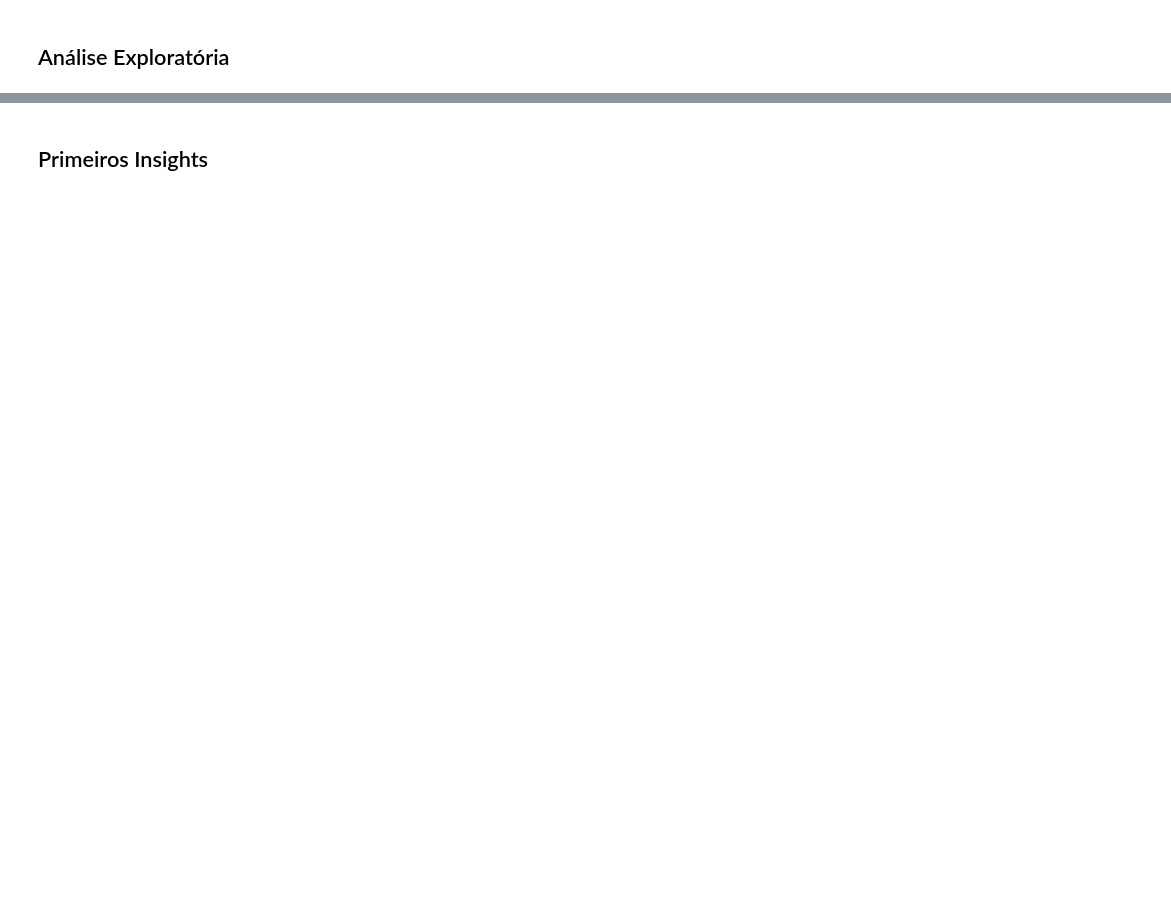
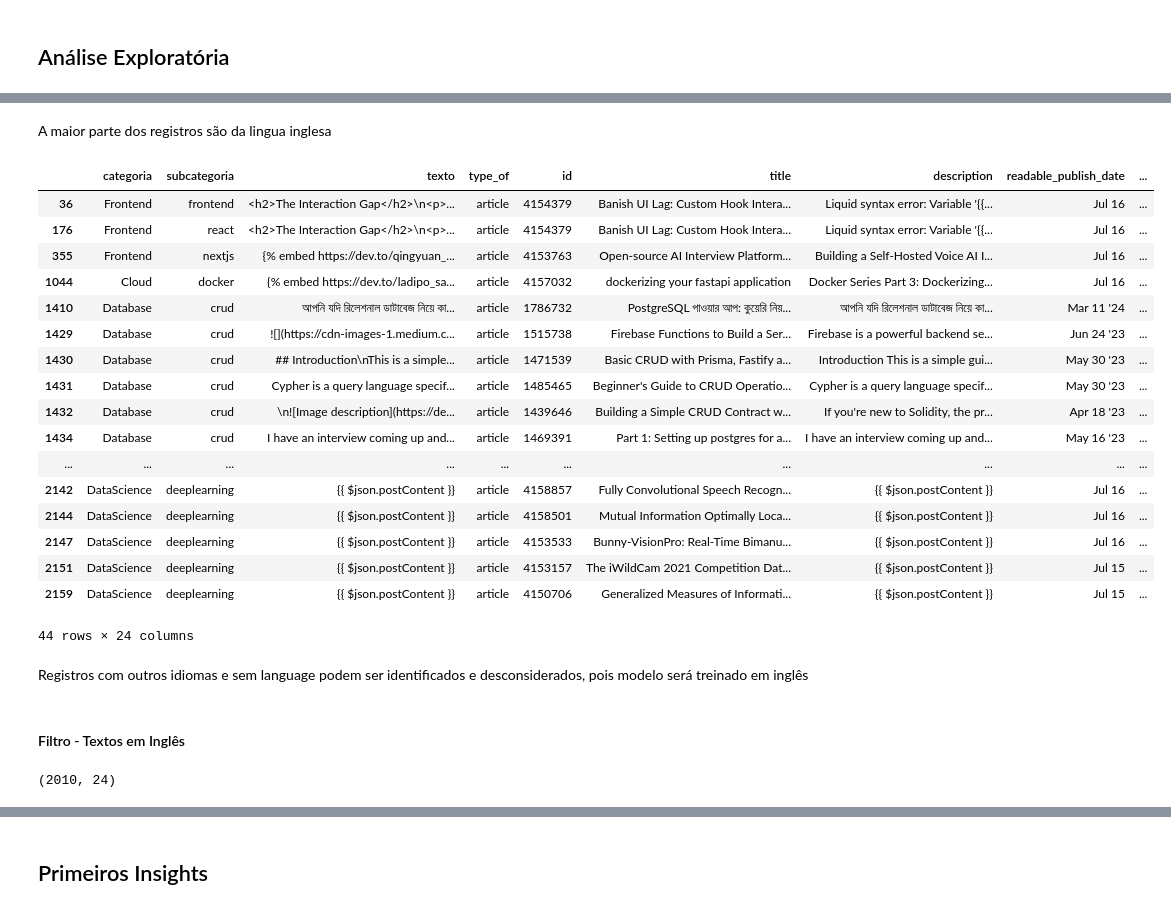
Before and after one commit to No-Country-simulation/g9-br-techmind-team10, a Jupyter notebook: datascience/notebooks/coleta_dados_api_devto_v1.ipynb, the cells around one changed output, grey strips where cells are left out. Cells and saved outputs as stored; diff of their text form; code cells hidden in the pictures; blank space fills up the shorter version.

```diff
--- a/datascience/notebooks/coleta_dados_api_devto_v1.ipynb
+++ b/datascience/notebooks/coleta_dados_api_devto_v1.ipynb
@@ -338,0 +278,26 @@ else:
+# %% [markdown]
+A maior parte dos registros são da lingua inglesa
+# %%
+# Visualizar dados sem language
+df_artigos[df_artigos["language"].isna()].drop(columns=colunas_ocultar)
+# %% [output]
+|  | categoria | subcategoria | texto | type_of | id | title | description | readable_publish_date | ... |
+| 36 | Frontend | frontend | <h2>The Interaction Gap</h2>\n<p>... | article | 4154379 | Banish UI Lag: Custom Hook Intera... | Liquid syntax error: Variable '{{... | Jul 16 | ... |
+| 176 | Frontend | react | <h2>The Interaction Gap</h2>\n<p>... | article | 4154379 | Banish UI Lag: Custom Hook Intera... | Liquid syntax error: Variable '{{... | Jul 16 | ... |
+| 355 | Frontend | nextjs | {% embed https://dev.to/qingyuan_... | article | 4153763 | Open-source AI Interview Platform... | Building a Self-Hosted Voice AI I... | Jul 16 | ... |
+| 1044 | Cloud | docker | {% embed https://dev.to/ladipo_sa... | article | 4157032 | dockerizing your fastapi application | Docker Series Part 3: Dockerizing... | Jul 16 | ... |
+| 1410 | Database | crud | আপনি যদি রিলেশনাল ডাটাবেজ নিয়ে কা... | article | 1786732 | PostgreSQL পাওয়ার আপ: কুয়েরি নিয়... | আপনি যদি রিলেশনাল ডাটাবেজ নিয়ে কা... | Mar 11 '24 | ... |
+| 1429 | Database | crud | ![](https://cdn-images-1.medium.c... | article | 1515738 | Firebase Functions to Build a Ser... | Firebase is a powerful backend se... | Jun 24 '23 | ... |
+| 1430 | Database | crud | ## Introduction\nThis is a simple... | article | 1471539 | Basic CRUD with Prisma, Fastify a... | Introduction This is a simple gui... | May 30 '23 | ... |
+| 1431 | Database | crud | Cypher is a query language specif... | article | 1485465 | Beginner's Guide to CRUD Operatio... | Cypher is a query language specif... | May 30 '23 | ... |
+| 1432 | Database | crud | \n![Image description](https://de... | article | 1439646 | Building a Simple CRUD Contract w... | If you're new to Solidity, the pr... | Apr 18 '23 | ... |
+| 1434 | Database | crud | I have an interview coming up and... | article | 1469391 | Part 1: Setting up postgres for a... | I have an interview coming up and... | May 16 '23 | ... |
+| ... | ... | ... | ... | ... | ... | ... | ... | ... | ... |
+| 2142 | DataScience | deeplearning | {{ $json.postContent }} | article | 4158857 | Fully Convolutional Speech Recogn... | {{ $json.postContent }} | Jul 16 | ... |
+| 2144 | DataScience | deeplearning | {{ $json.postContent }} | article | 4158501 | Mutual Information Optimally Loca... | {{ $json.postContent }} | Jul 16 | ... |
+| 2147 | DataScience | deeplearning | {{ $json.postContent }} | article | 4153533 | Bunny-VisionPro: Real-Time Bimanu... | {{ $json.postContent }} | Jul 16 | ... |
+| 2151 | DataScience | deeplearning | {{ $json.postContent }} | article | 4153157 | The iWildCam 2021 Competition Dat... | {{ $json.postContent }} | Jul 15 | ... |
+| 2159 | DataScience | deeplearning | {{ $json.postContent }} | article | 4150706 | Generalized Measures of Informati... | {{ $json.postContent }} | Jul 15 | ... |
+44 rows × 24 columns
+# %% [markdown]
+Registros com outros idiomas e sem language podem ser identificados e desconsiderados, pois modelo será treinado em inglês
@@ -338,0 +314,2 @@ else:
+# %% [markdown]
+#### Filtro - Textos em Inglês
@@ -338,0 +319,5 @@ else:
+# %%
+# Verificando quantidade de linhas e colunas restantes
+df_artigos_en.drop(columns=colunas_ocultar).shape
+# %% [output]
+(2010, 24)
```
Also changed, not shown: parts of 40 cells of this notebook.
